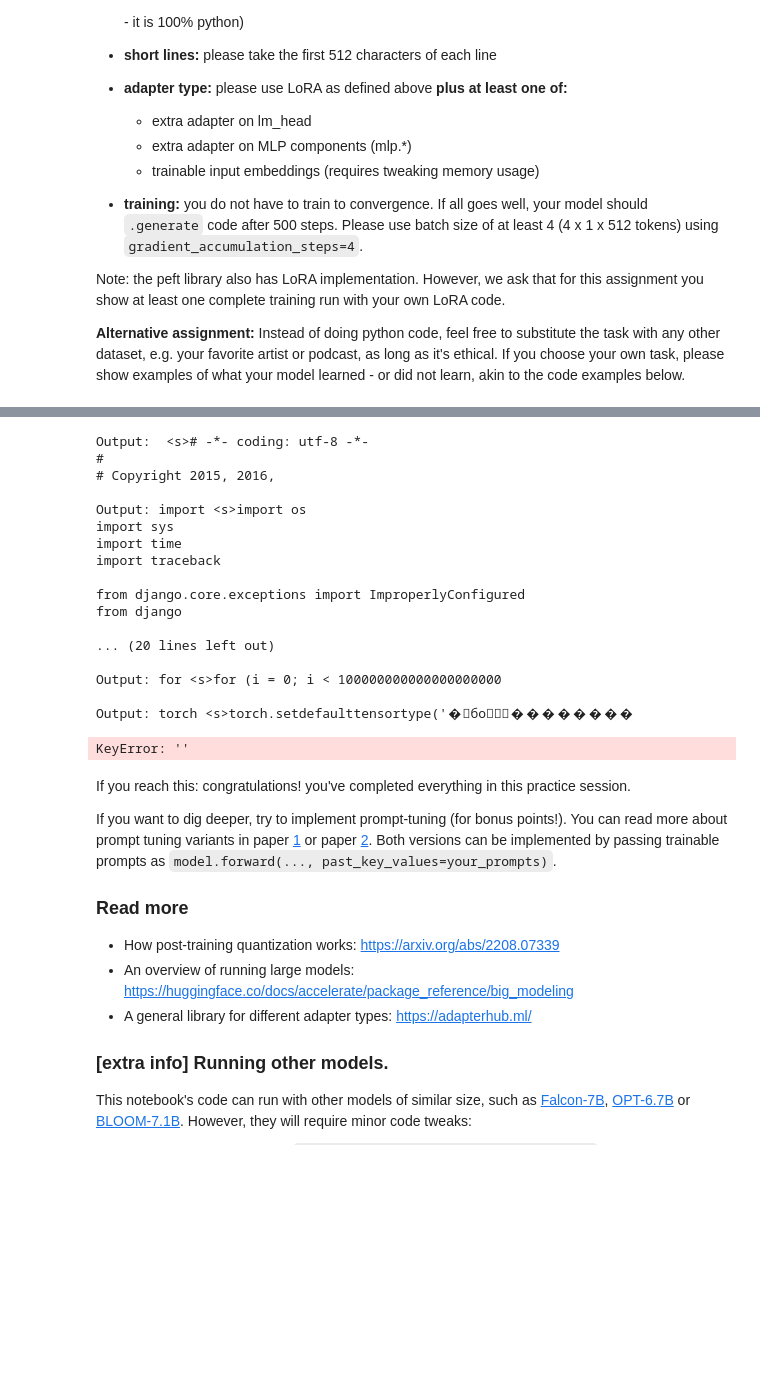
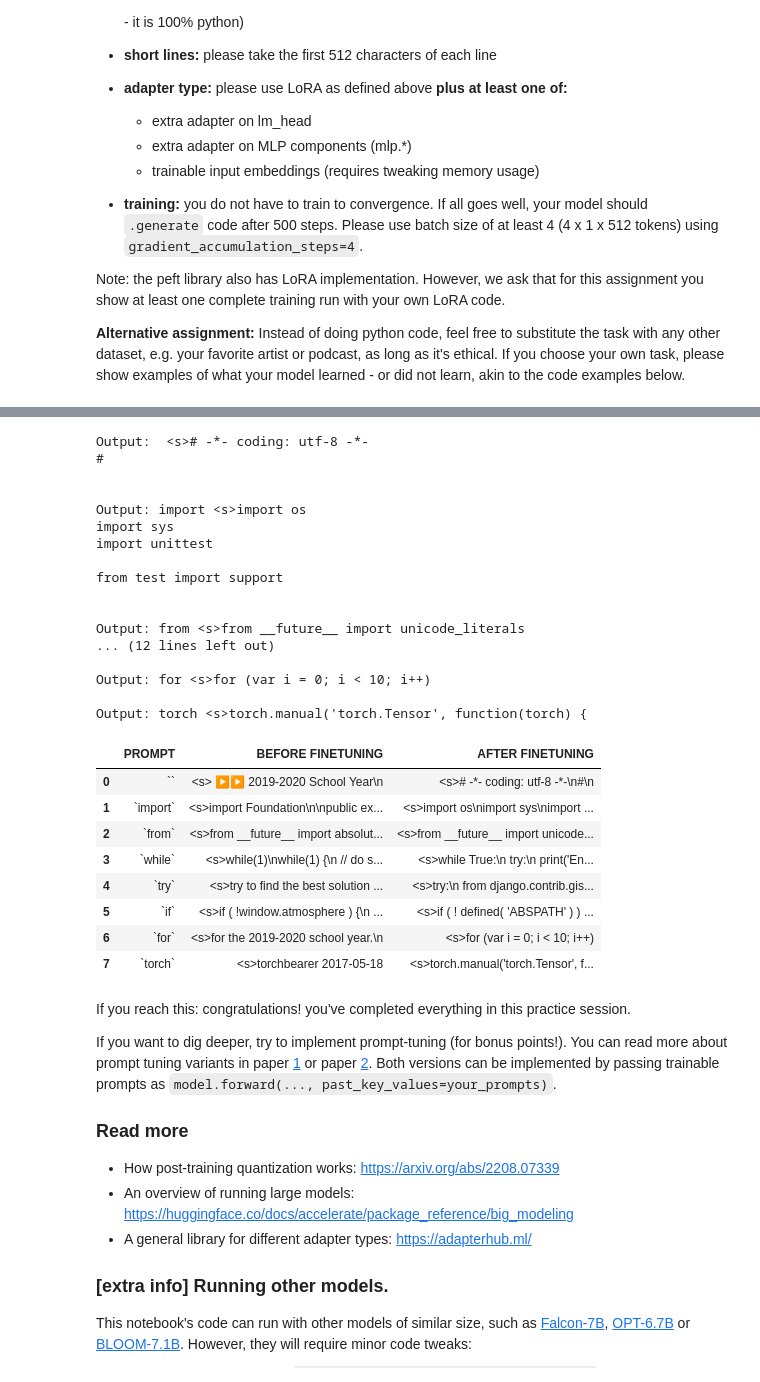
Before and after one commit to MoiseevRoman/NLP-course, a Jupyter notebook: 6.Pretrain_finetune/week_6_homework.ipynb, the cells around one changed output, grey strips where cells are left out. Cells and saved outputs as stored; diff of their text form; code cells hidden in the pictures; blank space fills up the shorter version.

```diff
--- a/6.Pretrain_finetune/week_6_homework.ipynb
+++ b/6.Pretrain_finetune/week_6_homework.ipynb
@@ -486,7 +483,7 @@ prompts =  ['', 'import', 'from', 'while', 'try', 'if', 'for', 'torch']  # feel
 before = {}
 for prompt in prompts:
     batch = tokenizer(prompt, return_tensors="pt", return_token_type_ids=False).to(device)
-    for i in range(30):
+    for i in range(15):
         next_token = model(**batch).logits[0, -1].argmax(-1).reshape(1, 1)
         batch['input_ids'] = torch.cat([batch['input_ids'], next_token], dim=-1)
         batch['attention_mask'] = torch.cat([batch['attention_mask'], torch.ones_like(next_token)], dim=-1)
@@ -590,9 +587,11 @@ TrainOutput(global_step=500, training_loss=0.9023328704833984, metrics={'train_r
 # %%
+prompts =  ['', 'import', 'from', 'while', 'try', 'if', 'for', 'torch']  # feel free to add a few more that are not 100% assiciated with Python
+
 after = {}
 
 for prompt in prompts:
     batch = tokenizer(prompt, return_tensors="pt", return_token_type_ids=False).to(device)
-    for i in range(30):
+    for i in range(15):
         next_token = model(**batch).logits[0, -1].argmax(-1).reshape(1, 1)
         batch['input_ids'] = torch.cat([batch['input_ids'], next_token], dim=-1)
         batch['attention_mask'] = torch.cat([batch['attention_mask'], torch.ones_like(next_token)], dim=-1)
@@ -601,46 +600,46 @@ for prompt in prompts:
 # %% [output]
 Output:  <s># -*- coding: utf-8 -*-
 #
-# Copyright 2015, 2016,
+
 
 Output: import <s>import os
 import sys
-import time
-import traceback
+import unittest
 
-from django.core.exceptions import ImproperlyConfigured
-from django
+from test import support
 
-... (20 lines left out)
 
-Output: for <s>for (i = 0; i < 100000000000000000000
+Output: from <s>from __future__ import unicode_literals
+... (12 lines left out)
 
-Output: torch <s>torch.setdefaulttensortype('�бо��������
+Output: for <s>for (var i = 0; i < 10; i++)
+
+Output: torch <s>torch.manual('torch.Tensor', function(torch) {
-# %%
-from IPython.display import HTML, display
-
-table_template = """<table style="border:1px solid black; border-collapse: collapse">
-  <tr>
-    <th style="text-align: center; border:1px solid black">PROMPT</th>
-    <th style="text-align: center; border:1px solid black">BEFORE</th>
-    <th style="text-align: center; border:1px solid black">AFTER</th>
-  </tr>
-{}
-</table>"""
-
-row_template = '''  <tr>
-    <td style="width:20%; border:1px solid black; vertical-align:top"><pre>{}</pre></td>
-    <td style="width:40%; border:1px solid black; vertical-align:top"><pre>{}</pre></td>
-    <td style="width:40%; border:1px solid black; vertical-align:top"><pre>{}</pre></td>
-  </tr>'''
-
-rows = []
-for prompt in prompts:
-    rows.append(row_template.format(prompt, before[prompt], after[prompt]))
-
-display(HTML(table_template.format('\n'.join(rows))))
-# %% [output]
-KeyError: ''
+# %%
+import pandas as pd
+data = []
+
+for prompt in prompts:
+    row = {
+        "PROMPT": f"`{prompt}`",
+        "BEFORE FINETUNING": before[prompt],
+        "AFTER FINETUNING": after[prompt],
+    }
+    data.append(row)
+
+# Создание и отображение DataFrame
+df = pd.DataFrame(data)
+df
+# %% [output]
+|  | PROMPT | BEFORE FINETUNING | AFTER FINETUNING |
+| 0 | `` | <s> ▶▶ 2019-2020 School Year\n | <s># -*- coding: utf-8 -*-\n#\n |
+| 1 | `import` | <s>import Foundation\n\npublic ex... | <s>import os\nimport sys\nimport ... |
+| 2 | `from` | <s>from __future__ import absolut... | <s>from __future__ import unicode... |
+| 3 | `while` | <s>while(1)\nwhile(1) {\n // do s... | <s>while True:\n try:\n print('En... |
+| 4 | `try` | <s>try to find the best solution ... | <s>try:\n from django.contrib.gis... |
+| 5 | `if` | <s>if ( !window.atmosphere ) {\n ... | <s>if ( ! defined( 'ABSPATH' ) ) ... |
+| 6 | `for` | <s>for the 2019-2020 school year.\n | <s>for (var i = 0; i < 10; i++) |
+| 7 | `torch` | <s>torchbearer 2017-05-18 | <s>torch.manual('torch.Tensor', f... |
 # %% [markdown]
 If you reach this: congratulations! you've completed everything in this practice session.
 
```
Also changed, not shown: parts of 4 cells of this notebook.
